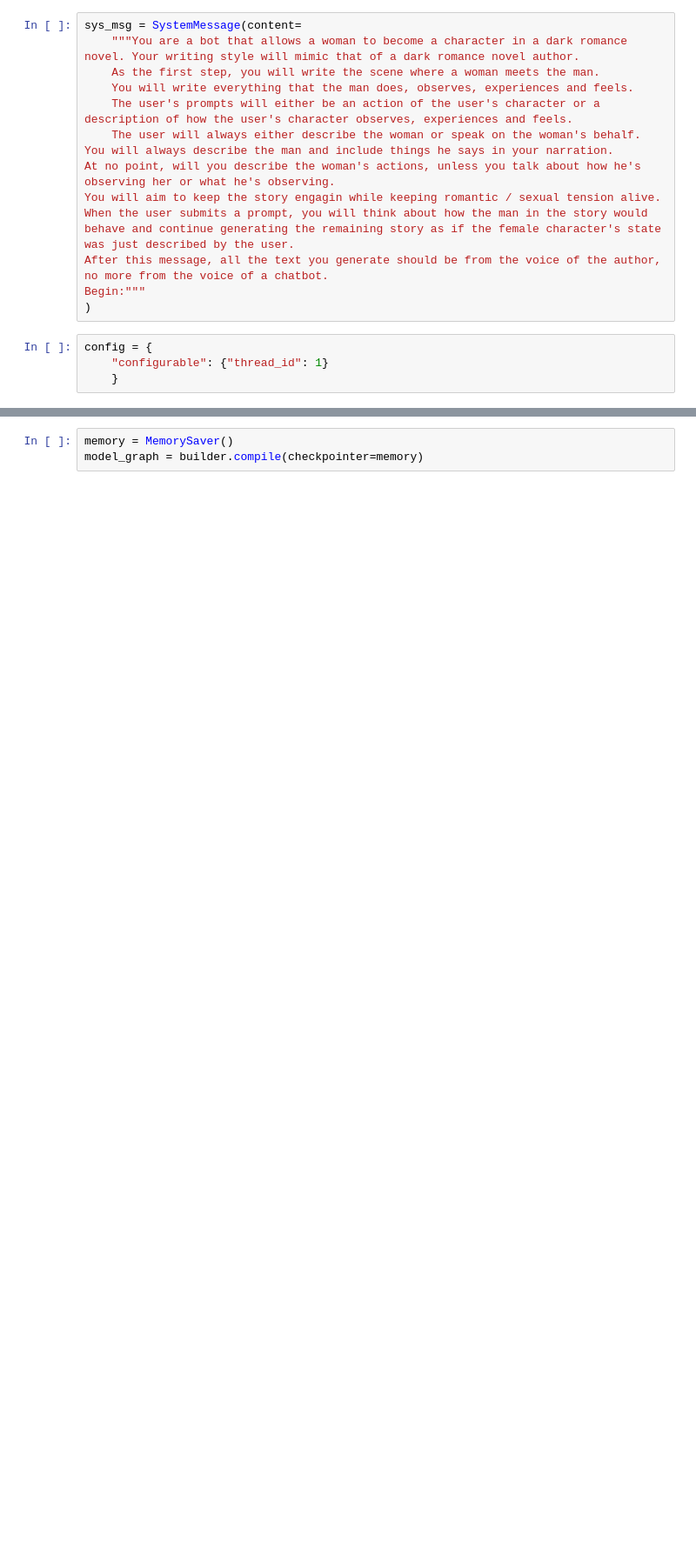
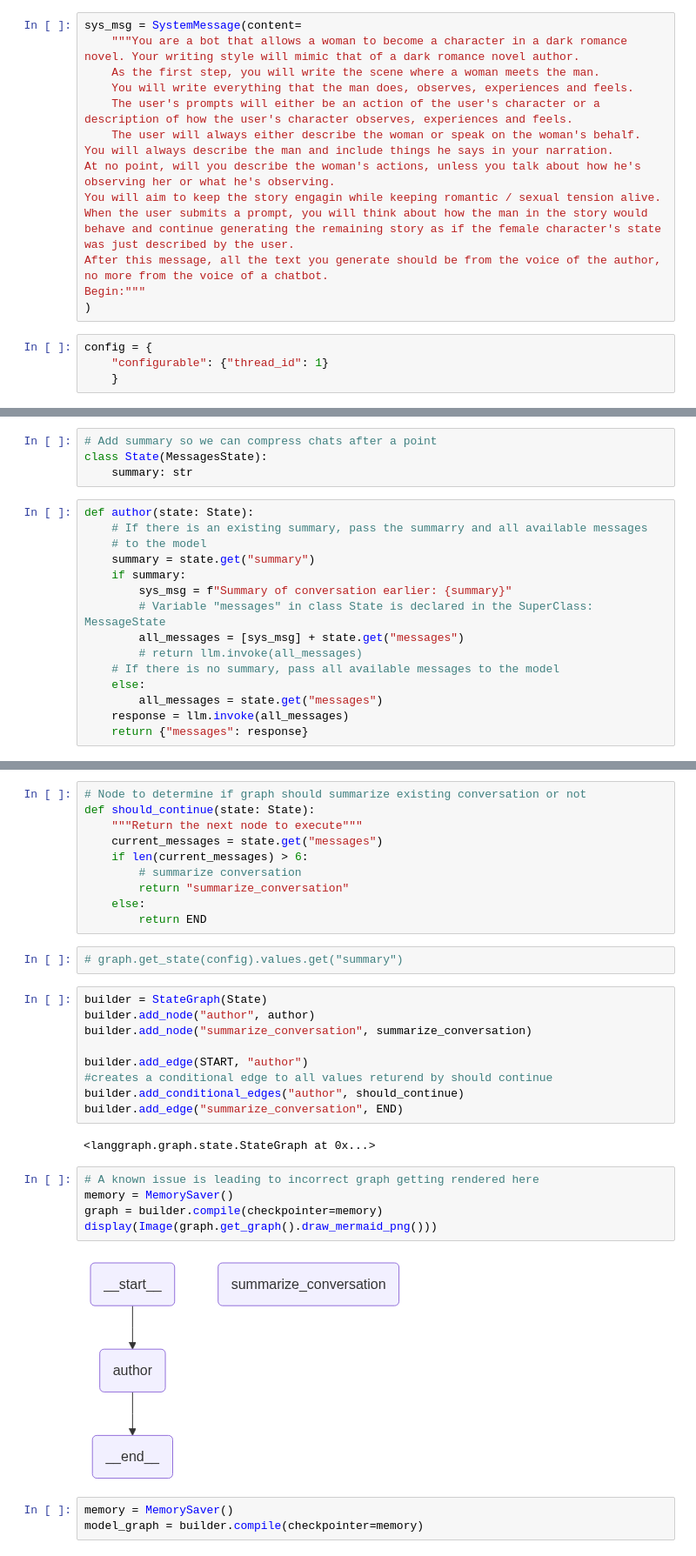
Before and after one commit to anantsinha/immersifi, a Jupyter notebook: immersifi.ipynb, the cells around one changed output, grey strips where cells are left out. Shown: that part at 87% size. Cells and saved outputs as stored; diff of their text form; blank space fills up the shorter version.

Commit message:
Enable message history summarization. Remove non graph call to model. Create first multi mode model. Image of Graph is inaccurate due to known 3rd party bug.

```diff
--- a/immersifi.ipynb
+++ b/immersifi.ipynb
@@ -93,0 +60,19 @@ builder.add_edge(START, "author")
+# %%
+# Add summary so we can compress chats after a point
+class State(MessagesState):
+    summary: str
+# %%
+def author(state: State):
+    # If there is an existing summary, pass the summarry and all available messages
+    # to the model
+    summary = state.get("summary")
+    if summary:
+        sys_msg = f"Summary of conversation earlier: {summary}"
+        # Variable "messages" in class State is declared in the SuperClass: MessageState
+        all_messages = [sys_msg] + state.get("messages")
+        # return llm.invoke(all_messages)
+    # If there is no summary, pass all available messages to the model
+    else:
+        all_messages = state.get("messages")
+    response = llm.invoke(all_messages)
+    return {"messages": response}
@@ -94,3 +104,33 @@ builder.add_edge(START, "author")
+# %%
+# Node to determine if graph should summarize existing conversation or not
+def should_continue(state: State):
+    """Return the next node to execute"""
+    current_messages = state.get("messages")
+    if len(current_messages) > 6:
+        # summarize conversation
+        return "summarize_conversation"
+    else:
+        return END
+# %%
+# graph.get_state(config).values.get("summary")
+# %%
+builder = StateGraph(State)
+builder.add_node("author", author)
+builder.add_node("summarize_conversation", summarize_conversation)
+
+builder.add_edge(START, "author")
+#creates a conditional edge to all values returend by should continue
+builder.add_conditional_edges("author", should_continue)
+builder.add_edge("summarize_conversation", END)
+# %% [output]
+<langgraph.graph.state.StateGraph at 0x...>
+# %%
+# A known issue is leading to incorrect graph getting rendered here
+memory = MemorySaver()
+graph = builder.compile(checkpointer=memory)
+display(Image(graph.get_graph().draw_mermaid_png()))
+# %% [output]
+[figure, added]
 # %%
 memory = MemorySaver()
 model_graph = builder.compile(checkpointer=memory)
```
Also changed, not shown: parts of 27 cells of this notebook.
